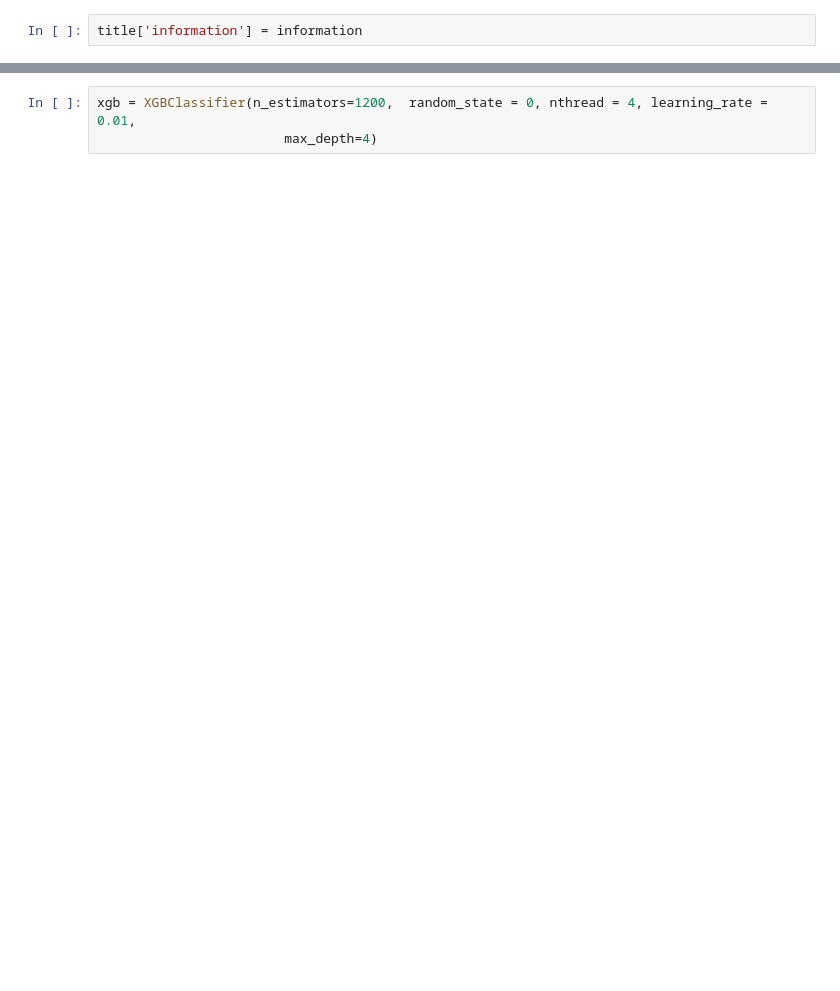
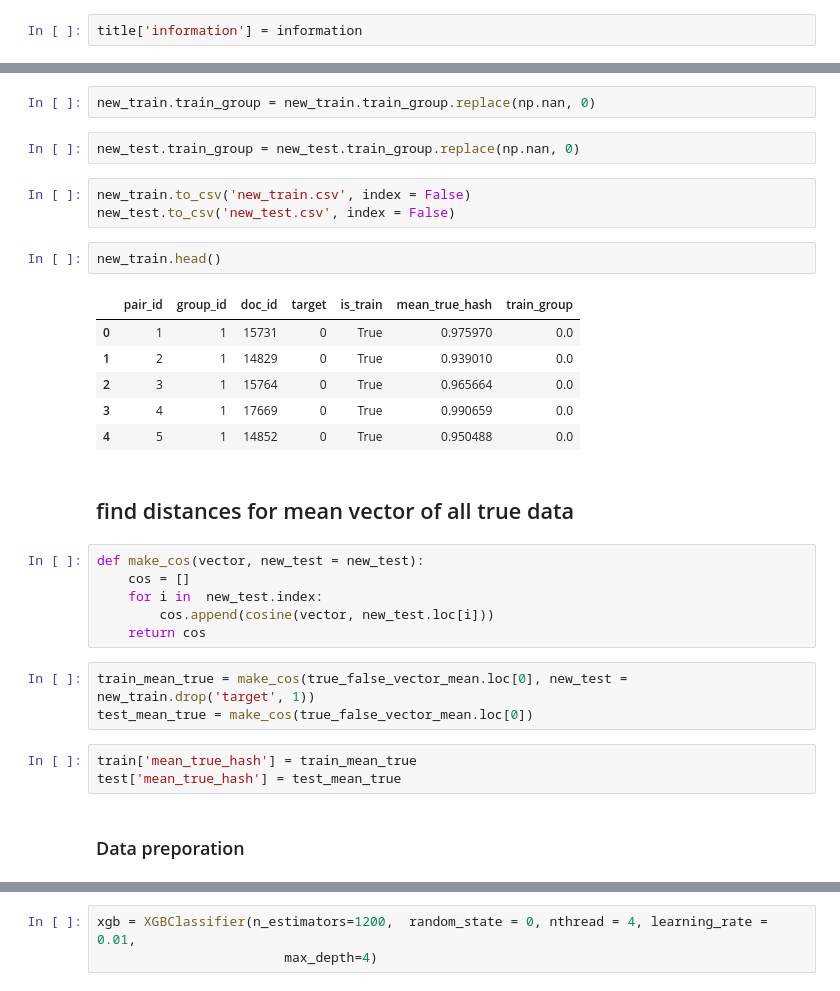
Before and after one commit to Bukhteev/Sphera_Project, a Jupyter notebook: Kirill/text_analiz.ipynb, the cells around one changed output, grey strips where cells are left out. Drawn from its saved outputs; the diff is of its cells as text; blank space fills up the shorter version.

```diff
--- a/Kirill/text_analiz.ipynb
+++ b/Kirill/text_analiz.ipynb
@@ -91,0 +155,32 @@ from xgboost import XGBClassifier
+# %%
+new_train.train_group = new_train.train_group.replace(np.nan, 0)
+# %%
+new_test.train_group = new_test.train_group.replace(np.nan, 0)
+# %%
+new_train.to_csv('new_train.csv', index = False)
+new_test.to_csv('new_test.csv', index = False)
+# %%
+new_train.head()
+# %% [output]
+|  | pair_id | group_id | doc_id | target | is_train | mean_true_hash | train_group |
+| 0 | 1 | 1 | 15731 | 0 | True | 0.975970 | 0.0 |
+| 1 | 2 | 1 | 14829 | 0 | True | 0.939010 | 0.0 |
+| 2 | 3 | 1 | 15764 | 0 | True | 0.965664 | 0.0 |
+| 3 | 4 | 1 | 17669 | 0 | True | 0.990659 | 0.0 |
+| 4 | 5 | 1 | 14852 | 0 | True | 0.950488 | 0.0 |
+# %% [markdown]
+## find distances for mean vector of all true data
+# %%
+def make_cos(vector, new_test = new_test):
+    cos = []
+    for i in  new_test.index:
+        cos.append(cosine(vector, new_test.loc[i]))
+    return cos
+# %%
+train_mean_true = make_cos(true_false_vector_mean.loc[0], new_test = new_train.drop('target', 1))
+test_mean_true = make_cos(true_false_vector_mean.loc[0])
+# %%
+train['mean_true_hash'] = train_mean_true
+test['mean_true_hash'] = test_mean_true
+# %% [markdown]
+### Data preporation
```
Also changed, not shown: parts of 65 cells of this notebook.
